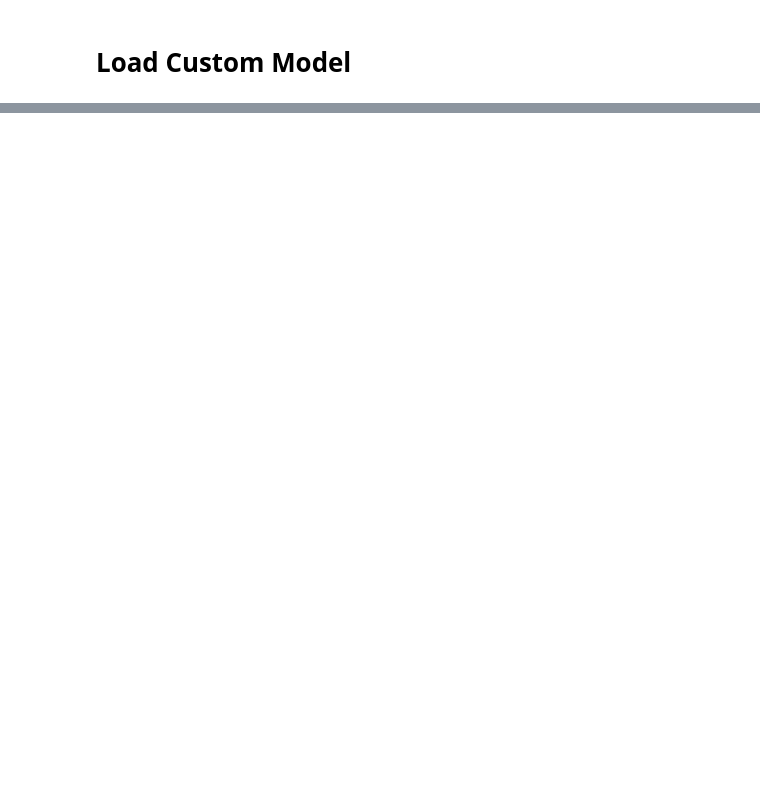
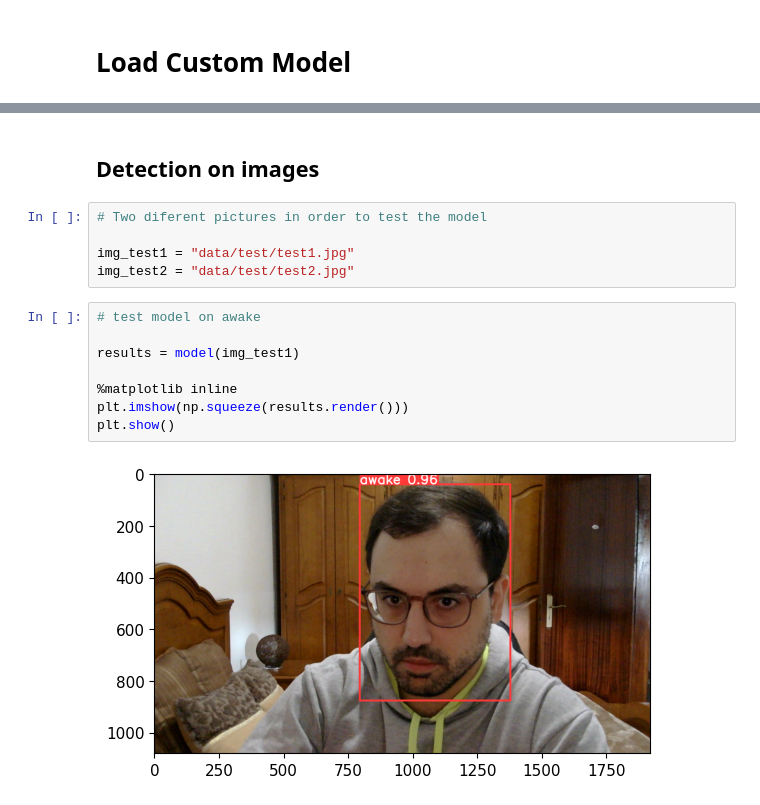
Before and after one commit to Francisc17/Drowsiness-Detection, a Jupyter notebook: drowsiness_detection.ipynb, the cells around one changed output, grey strips where cells are left out. Saved outputs shown, nothing was run; the diff lists cells and outputs as text; blank space fills up the shorter version.

```diff
--- a/drowsiness_detection.ipynb
+++ b/drowsiness_detection.ipynb
@@ -209,3 +281,20 @@ YOLOv5  2024-2-21 Python-3.8.10 torch-2.2.0+cpu CPU
 Fusing layers...
 Model summary: 267 layers, 46113663 parameters, 0 gradients, 107.7 GFLOPs
 Adding AutoShape...
+# %% [markdown]
+## Detection on images
+# %%
+# Two diferent pictures in order to test the model
+
+img_test1 = "data/test/test1.jpg"
+img_test2 = "data/test/test2.jpg"
+# %%
+# test model on awake
+
+results = model(img_test1)
+
+%matplotlib inline
+plt.imshow(np.squeeze(results.render()))
+plt.show()
+# %% [output]
+[figure, added]
```
Also changed, not shown: parts of 42 cells of this notebook.
